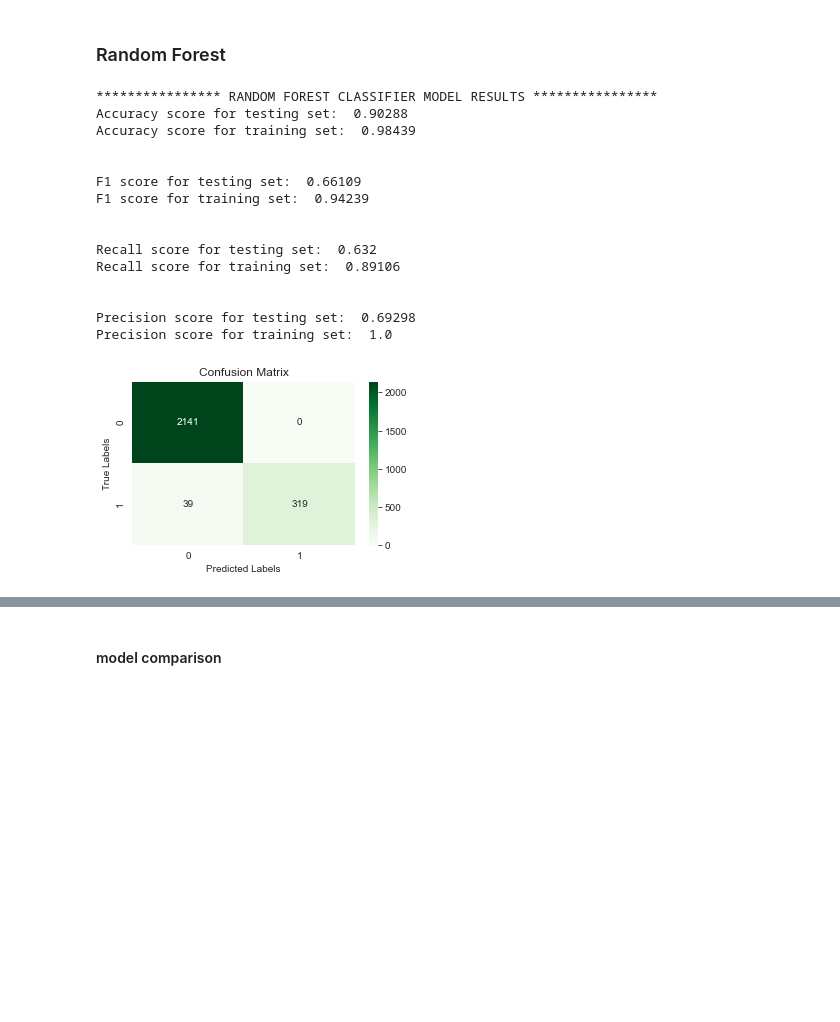
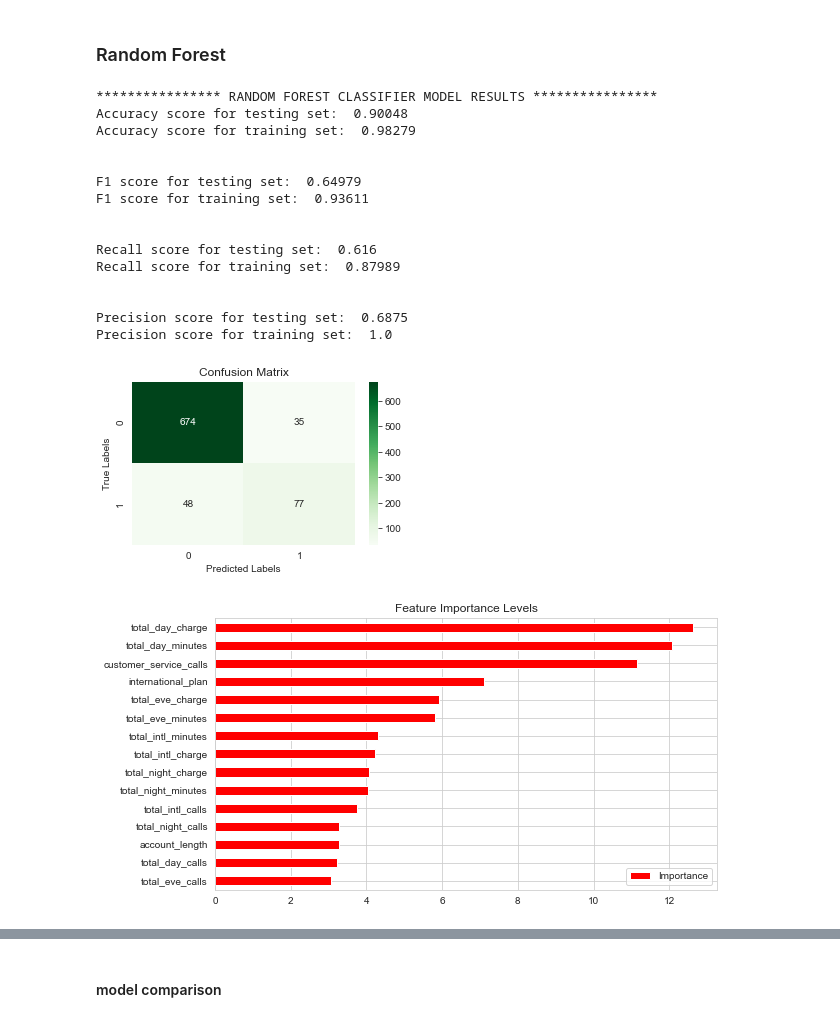
Before and after one commit to Malvis-Kagiri55/phase_3_project, a Jupyter notebook: churn_project.ipynb, the cells around one changed output, grey strips where cells are left out. Saved outputs shown, nothing was run; the diff lists cells and outputs as text; code cells hidden in the pictures; blank space fills up the shorter version.

```diff
--- a/churn_project.ipynb
+++ b/churn_project.ipynb
@@ -1054,29 +1006,38 @@ print('Precision score for testing set: ',round(precision_score(y_test,y_pred_rf
 print('Precision score for training set: ',round(precision_score(y_train,y_pred_rf_train),5))
 print('\n')
 cm_dt = confusion_matrix(y_test, y_pred_rf)
-cm_dt = confusion_matrix(y_train, y_pred_rf_train)
 f, ax= plt.subplots(1,1,figsize=(5,3))
 sns.heatmap(cm_dt, annot=True, cmap='Greens', fmt='g', ax=ax)
 ax.set_xlabel('Predicted Labels'); ax.set_ylabel('True Labels') ; ax.set_title('Confusion Matrix')
 ax.xaxis.set_ticklabels(['0', '1']) ; ax.yaxis.set_ticklabels(['0', '1'])
+plt.savefig('images/matrix.png')
+
 plt.show();
 # %% [output]
 **************** RANDOM FOREST CLASSIFIER MODEL RESULTS ****************
-Accuracy score for testing set:  0.90288
-Accuracy score for training set:  0.98439
+Accuracy score for testing set:  0.90048
+Accuracy score for training set:  0.98279
 
 
-F1 score for testing set:  0.66109
-F1 score for training set:  0.94239
+F1 score for testing set:  0.64979
+F1 score for training set:  0.93611
 
 
-Recall score for testing set:  0.632
-Recall score for training set:  0.89106
+Recall score for testing set:  0.616
+Recall score for training set:  0.87989
 
 
-Precision score for testing set:  0.69298
+Precision score for testing set:  0.6875
 Precision score for training set:  1.0
-[figure, old version]
+[figure, new version]
+# %%
+Importance =pd.DataFrame({"Importance": rf_model2.feature_importances_*100},index = X_train.columns)
+Importance.sort_values(by = "Importance", axis = 0, ascending = True).tail(15).plot(kind ="barh", color = "r",figsize=(9, 5))
+plt.title("Feature Importance Levels");
+plt.savefig('images/feature_impotance2.jpeg')
+plt.show()
+# %% [output]
+[figure, added]
 # %%
 classifiers = [RandomForestClassifier(),
                DecisionTreeClassifier(),
```
Also changed, not shown: parts of 23 cells of this notebook, 8 other files.
